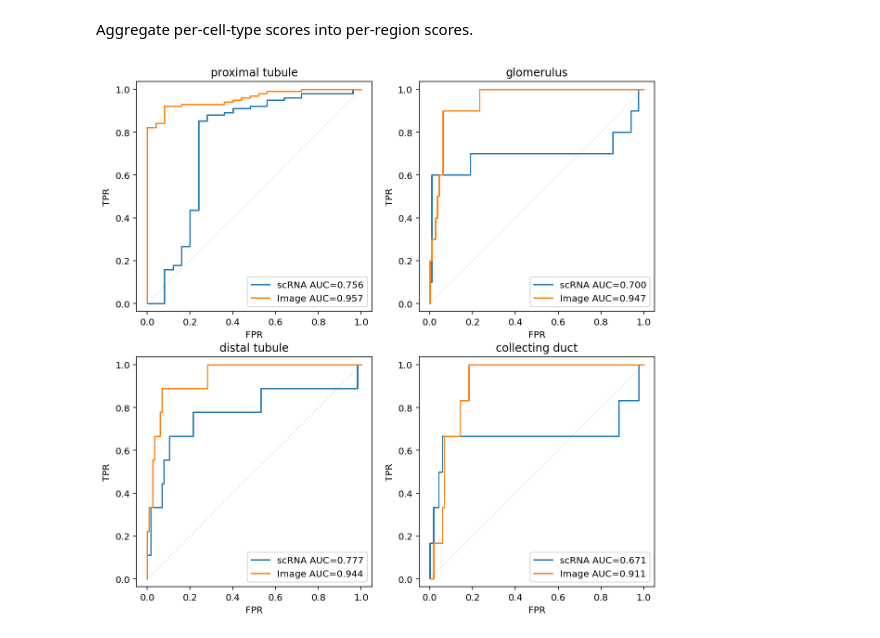
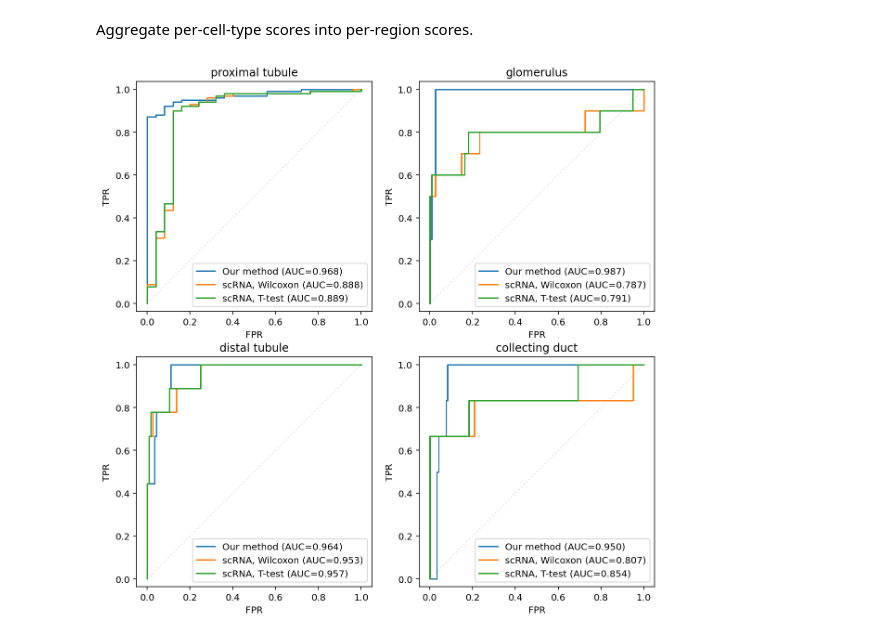
Before and after one commit to murphy17/HPA-SimCLR, a Jupyter notebook: 5_Compare_Baselines.ipynb, the cells around one changed output. Drawn from its saved outputs; the diff is of its cells as text; code cells hidden in the pictures.

```diff
--- a/5_Compare_Baselines.ipynb
+++ b/5_Compare_Baselines.ipynb
@@ -35,0 +16,3 @@ hpa_markers
+# %%
+hpa_markers = pd.read_csv('./data/hpa_markers.csv',index_col=0)
+hpa_markers
@@ -54,9 +52,11 @@ hpa_mapping = pd.Series({
 # %% [markdown]
 Our method's per-image predictions. To permit evaluate we aggregate these first to antibody-level then to gene-level via averaging.
 # %%
+SCORES = 'kidney_scores'
+
 df = pd.read_csv('./data/hpa_v21_kidney.csv',index_col=0)
 
-simclr_scores = pd.read_csv('./data/kidney_scores.csv',index_col=0)
+simclr_scores = pd.read_csv(f'./data/{SCORES}.csv',index_col=0)
 simclr_scores = ( simclr_scores.join(df[['Antibody','Gene']])
                                .groupby(['Antibody','Gene']).mean()
                                .groupby('Gene').mean() )
@@ -142,61 +130,59 @@ comet_scores
 # %% [markdown]
 Aggregate per-cell-type scores into per-region scores.
 # %%
-from src.classifier import platt_scaling
+# from src.classifier import platt_scaling
 
 true_regions = hpa_markers.reset_index().pivot(index=hpa_markers.index.name,columns='region')['gene']
 true_regions = true_regions.fillna(0).astype(bool).astype(int)
 
 # only compare markers detected in all three
 # in principle this shouldn't be an issue: RNA detects ~33k genes, and proteins measured in previous HPA should be present in v21 too
-true_regions = true_regions.loc[set(true_regions.index)&set(simclr_scores.index)&set(rna_scores.index)]
+true_regions = true_regions.loc[set(true_regions.index)&set(simclr_scores.index)&set(adata.var_names)]
 
 def aggregate_regions(cell_type_scores, score_type):
     region_scores = cell_type_scores.T.join(hpa_mapping).groupby('region')
     if score_type=='probabilities':
         region_scores = region_scores.sum().T
+        region_scores.values[:] = region_scores.values / region_scores.sum(1).values[:,None]
     elif score_type=='test_statistics':
         region_scores = region_scores.max().T
     region_scores = region_scores.join(true_regions[[]],how='inner')
-    region_scores.values[:] = region_scores.values / region_scores.sum(1).values[:,None]
-    calibrated_scores = platt_scaling(region_scores, true_regions)
-    return calibrated_scores
+#     region_scores = platt_scaling(region_scores, true_regions)
+    return region_scores
 
 simclr_regions = aggregate_regions(simclr_scores,'probabilities')
-rna_regions = aggregate_regions(rna_scores,'test_statistics')
+wilcoxon_regions = aggregate_regions(wilcoxon_scores,'test_statistics')
+ttest_regions = aggregate_regions(ttest_scores,'test_statistics')
 # %%
 from sklearn.metrics import roc_curve, roc_auc_score
 
 regions = true_regions.sum().sort_values(ascending=False).index.tolist()
+
+def plot_roc(region_scores, ax, name, **kwargs):
+    y = true_regions[region]
+    y_pred = region_scores[region]
+    idx = list(set(y.index)&set(y_pred.index))
+    y, y_pred = y[idx], y_pred[idx]
+    fpr, tpr, thr = roc_curve(y,y_pred)
+    auc = roc_auc_score(y,y_pred)
+    ax.plot(fpr,tpr,label=f'{name} (AUC=%.3f)'%auc, **kwargs)
 
 figsize = 5
 fig,axs = plt.subplots(2,len(regions)//2,figsize=(len(regions)//2*figsize,2*figsize))
 axs=axs.ravel()
 for ax,region in zip(axs,regions):
     ax.plot([0,1],[0,1],'k:',alpha=0.1)
     ax.set_title(region)
 
-    name = 'scRNA'
-    y = true_regions[region]
-    y_pred = rna_regions[region]
-    idx = list(set(y.index)&set(y_pred.index))
-    y, y_pred = y[idx], y_pred[idx]
-    fpr, tpr, thr = roc_curve(y,y_pred)
-    auc = roc_auc_score(y,y_pred)
-    ax.plot(fpr,tpr,label=f'{name} AUC=%.3f'%auc)
-
-    name = 'Image'
-    y = true_regions[region]
-    y_pred = simclr_regions[region]
-    idx = list(set(y.index)&set(y_pred.index))
-    y, y_pred = y[idx], y_pred[idx]
-    fpr, tpr, thr = roc_curve(y,y_pred)
-    auc = roc_auc_score(y,y_pred)
-    ax.plot(fpr,tpr,label=f'{name} AUC=%.3f'%auc)
+    plot_roc(simclr_regions, ax, 'Our method')
+    plot_roc(wilcoxon_regions, ax, 'scRNA, Wilcoxon')
+    plot_roc(ttest_regions, ax, 'scRNA, T-test')
 
     ax.axis('equal')
     ax.set_xlabel('FPR')
     ax.set_ylabel('TPR')
     ax.legend()
+
+plt.savefig('./figures/roc.png', dpi=300)
 # %% [output]
-[figure, old version]
+[figure, new version]
```
Also changed, not shown: parts of 9 cells of this notebook, 34 other files.
